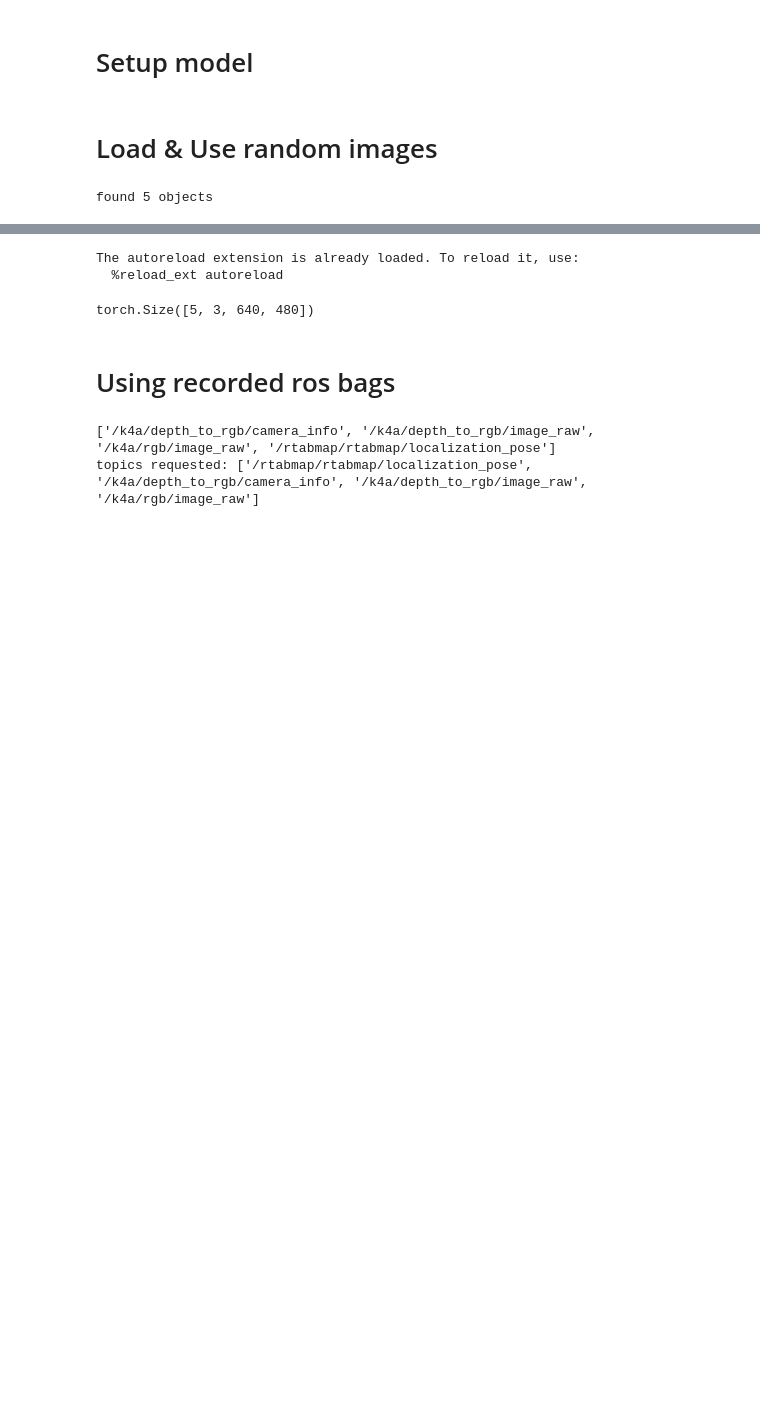
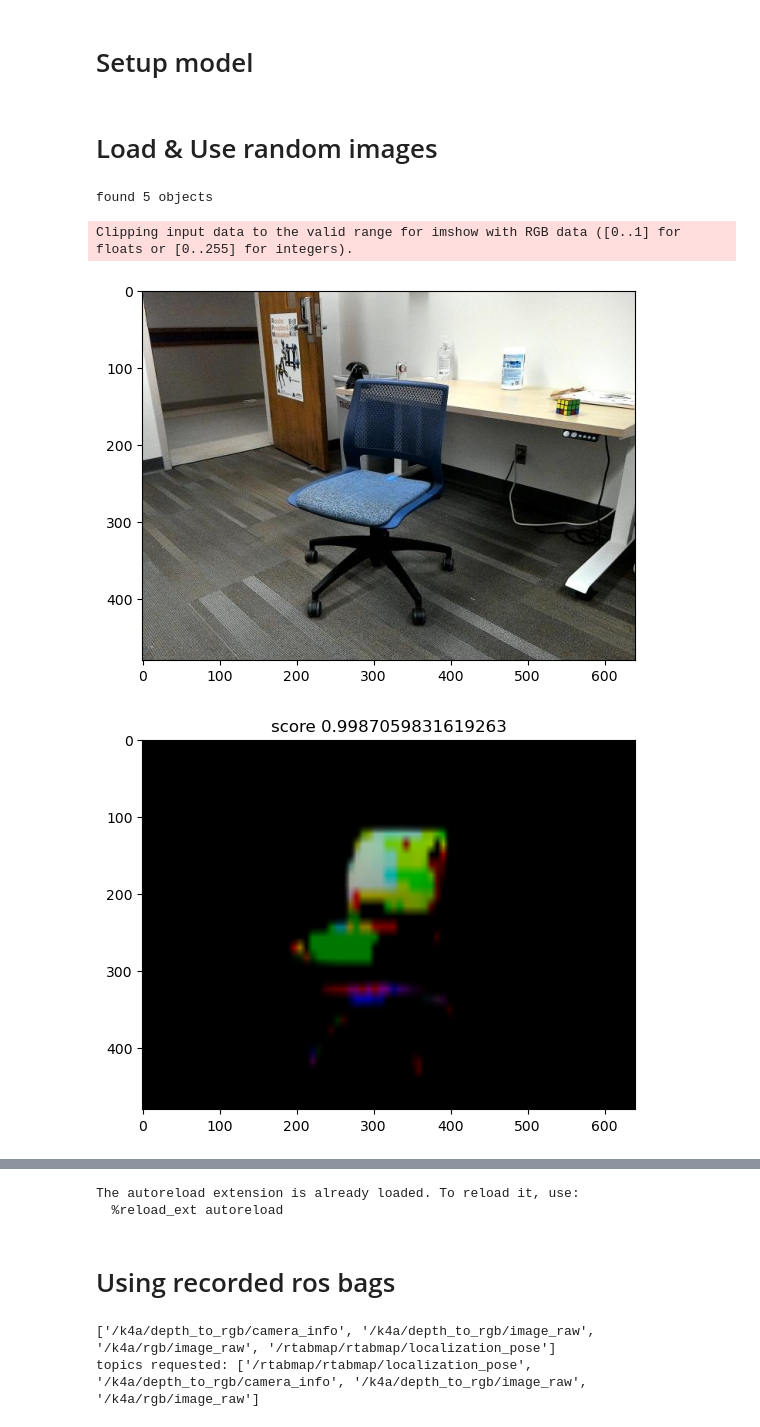
Before and after one commit to baldeeb/ganocs, a Jupyter notebook: experiments/on_real_data.ipynb, the cells around one changed output, grey strips where cells are left out. Drawn from its saved outputs; the diff is of its cells as text; code cells hidden in the pictures; blank space fills up the shorter version.

```diff
--- a/experiments/on_real_data.ipynb
+++ b/experiments/on_real_data.ipynb
@@ -3,10 +3,11 @@
 # %%
 import matplotlib.pyplot as plt
 
-def print_separate(image, result):
+def print_separate(image, result, score_thresh=0.5):
     plt.figure()
-    plt.imshow(image.permute((1,2,0)))
+    plt.imshow(image.transpose((1,2,0)))
     for obj_i in range(len(result['nocs'])):
+        if result["scores"][obj_i] < score_thresh: continue
         masked = result['masks'][obj_i] * result['nocs'][obj_i]
         plt.figure()
         plt.title(f'score {result["scores"][obj_i]}')
@@ -14,7 +15,7 @@ def print_separate(image, result):
 
 def print_all(image, result, score_thresh=0.5):
     plt.figure()
-    plt.imshow(image.permute((1,2,0)))
+    plt.imshow(image.transpose((1,2,0)))
     idxs = result['scores'] > score_thresh
     accumulated = (result['masks'][idxs] * result['nocs'][idxs]).sum(0)
     plt.figure()
@@ -34,12 +35,14 @@ from inference_wrapper import NocsDetector
 K = [[591.0125, 0,          322.525],
     [0,         590.16775,  244.11084],
     [0,         0,          1]]
-chkpt = f'{root}/checkpoints/nocs_classification/2023-05-24_15-49-43/frozen_backbone_4.pth'
+# chkpt = f'{root}/checkpoints/nocs_classification/2023-05-24_15-49-43/frozen_backbone_4.pth'
+chkpt = f'{root}/checkpoints/nocs_classification/2023-06-04_21-47-00/multiview_consistency_experiment_4.pth'
 det = NocsDetector(chkpt, K,
                    return_annotated_image=True,
-                   perform_alignment=False,
+                   perform_alignment=True,
                    num_classes=2,
-                   override_num_classes=True)
+                   override_num_classes=True,
+                   device='cuda:1')
 # %% [markdown]
 # Load & Use random images
 # %%
@@ -69,3 +71,13 @@ print(f'found {len(r[0]["nocs"])} objects')
 # images.shape, images.dtype, images.min(), images.max(), depth.shape, depth.dtype, depth.min(), depth.max()
 # %% [output]
 found 5 objects
+# %%
+print_separate(images[0], results[0])
+# print_all(images[0], results[0])
+plt.figure()
+plt.imshow(results[0]['annotated_image'])
+plt.show()
+# %% [output]
+Clipping input data to the valid range for imshow with RGB data ([0..1] for floats or [0..255] for integers).
+[figure, added]
+[figure, added]
@@ -86,10 +101,6 @@ n = nocs(i)
 # %% [output]
 The autoreload extension is already loaded. To reload it, use:
   %reload_ext autoreload
-# %%
-n[0]['nocs'].shape
-# %% [output]
-torch.Size([5, 3, 640, 480])
 # %% [markdown]
 # Using recorded ros bags
 # %%
```
Also changed, not shown: parts of 4 cells of this notebook, 12 other files.
